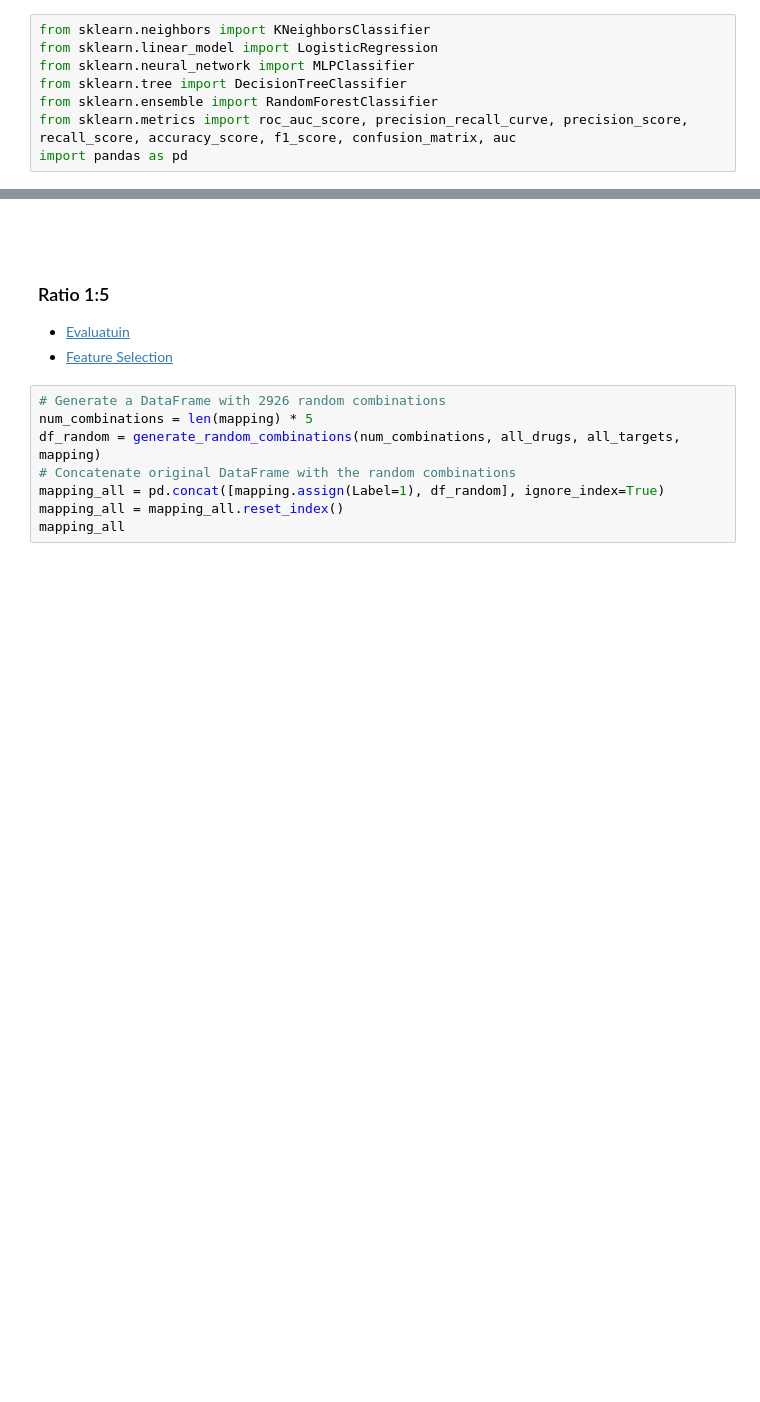
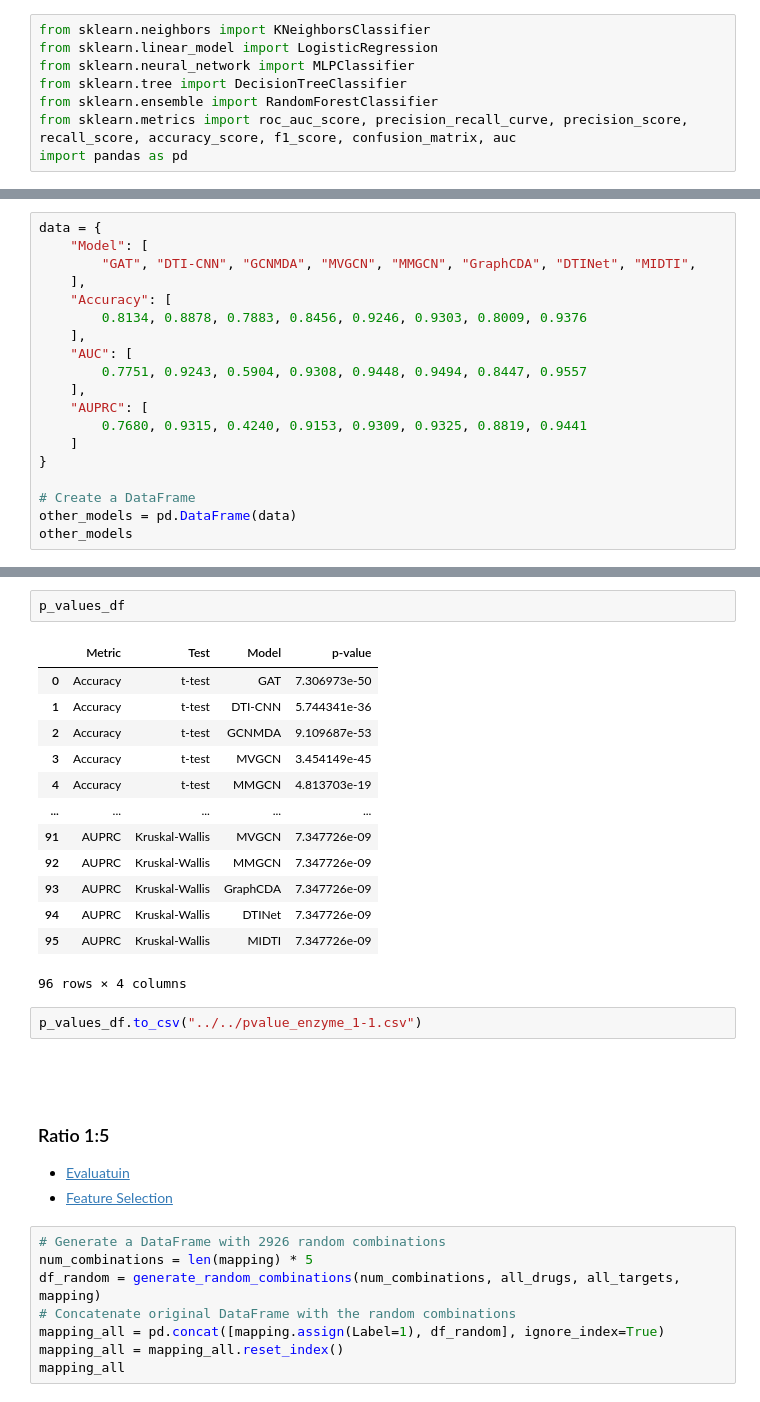
Before and after one commit to ARIASHA/MiRAGE_DTI, a Jupyter notebook: Codes/Enzyme.ipynb, the cells around one changed output, grey strips where cells are left out. Saved outputs shown, nothing was run; the diff lists cells and outputs as text; blank space fills up the shorter version.

```diff
--- a/Codes/Enzyme.ipynb
+++ b/Codes/Enzyme.ipynb
@@ -1266,0 +1659,19 @@ weighted avg       0.96      0.95      0.95      1171
+# %%
+data = {
+    "Model": [
+        "GAT", "DTI-CNN", "GCNMDA", "MVGCN", "MMGCN", "GraphCDA", "DTINet", "MIDTI",
+    ],
+    "Accuracy": [
+        0.8134, 0.8878, 0.7883, 0.8456, 0.9246, 0.9303, 0.8009, 0.9376
+    ],
+    "AUC": [
+        0.7751, 0.9243, 0.5904, 0.9308, 0.9448, 0.9494, 0.8447, 0.9557
+    ],
+    "AUPRC": [
+        0.7680, 0.9315, 0.4240, 0.9153, 0.9309, 0.9325, 0.8819, 0.9441
+    ]
+}
+
+# Create a DataFrame
+other_models = pd.DataFrame(data)
+other_models
@@ -1267,3 +1776,21 @@ weighted avg       0.96      0.95      0.95      1171
+# %%
+p_values_df
+# %% [output]
+|  | Metric | Test | Model | p-value |
+| 0 | Accuracy | t-test | GAT | 7.306973e-50 |
+| 1 | Accuracy | t-test | DTI-CNN | 5.744341e-36 |
+| 2 | Accuracy | t-test | GCNMDA | 9.109687e-53 |
+| 3 | Accuracy | t-test | MVGCN | 3.454149e-45 |
+| 4 | Accuracy | t-test | MMGCN | 4.813703e-19 |
+| ... | ... | ... | ... | ... |
+| 91 | AUPRC | Kruskal-Wallis | MVGCN | 7.347726e-09 |
+| 92 | AUPRC | Kruskal-Wallis | MMGCN | 7.347726e-09 |
+| 93 | AUPRC | Kruskal-Wallis | GraphCDA | 7.347726e-09 |
+| 94 | AUPRC | Kruskal-Wallis | DTINet | 7.347726e-09 |
+| 95 | AUPRC | Kruskal-Wallis | MIDTI | 7.347726e-09 |
+96 rows × 4 columns
+# %%
+p_values_df.to_csv("../../pvalue_enzyme_1-1.csv")
 # %% [markdown]
 #
 # %% [markdown]
```
Also changed, not shown: parts of 33 cells of this notebook, 1 other file.
